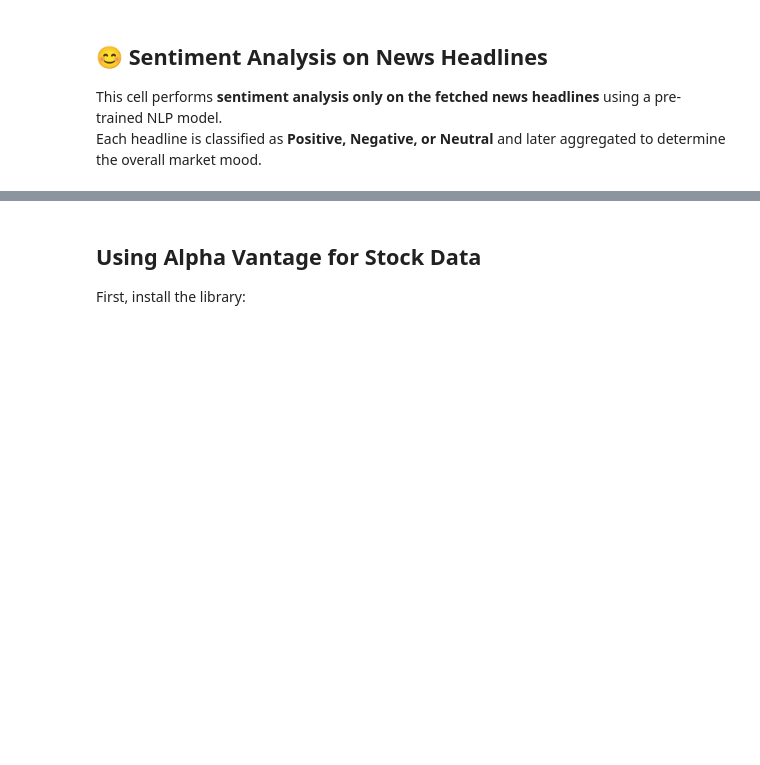
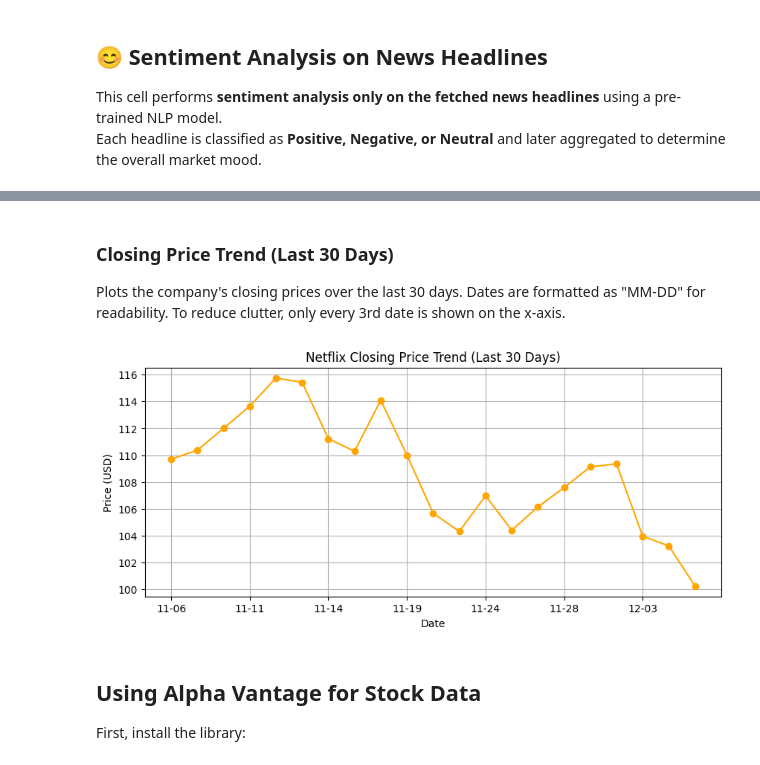
Before and after one commit to gopichandchalla16/infosys-internship-real-time-industry-insight-system, a Jupyter notebook: Project_Sprint1.ipynb, the cells around one changed output, grey strips where cells are left out. Saved outputs shown, nothing was run; the diff lists cells and outputs as text; code cells hidden in the pictures; blank space fills up the shorter version.

```diff
--- a/Project_Sprint1.ipynb
+++ b/Project_Sprint1.ipynb
@@ -867,12 +905,22 @@ For context, we visualize the closing price of the asset over the last 30 days.
+# %% [markdown]
+### Closing Price Trend (Last 30 Days)
+
+Plots the company's closing prices over the last 30 days. Dates are formatted as "MM-DD" for readability. To reduce clutter, only every 3rd date is shown on the x-axis.
 # %%
+# Convert the dates to "Month-Day" format
+market_df["Date_str"] = market_df["Date"].dt.strftime('%m-%d')
 plt.figure(figsize=(10,4))
-plt.plot(market_data["Date"], market_data["Close"], marker='o', color='orange')
+plt.plot(market_df["Date_str"], market_df["Close"], marker='o', color='orange')
 plt.title(f"{company_name} Closing Price Trend (Last 30 Days)")
 plt.xlabel("Date")
 plt.ylabel("Price (USD)")
-plt.xticks(rotation=45)
 plt.grid(True)
+
+N = 3  # fewer labels
+plt.xticks(ticks=range(0, len(market_df), N), labels=market_df["Date_str"][::N])
 plt.show()
+# %% [output]
+[figure, added]
 # %% [markdown]
 ## Using Alpha Vantage for Stock Data
 
```
Also changed, not shown: parts of 18 cells of this notebook.
